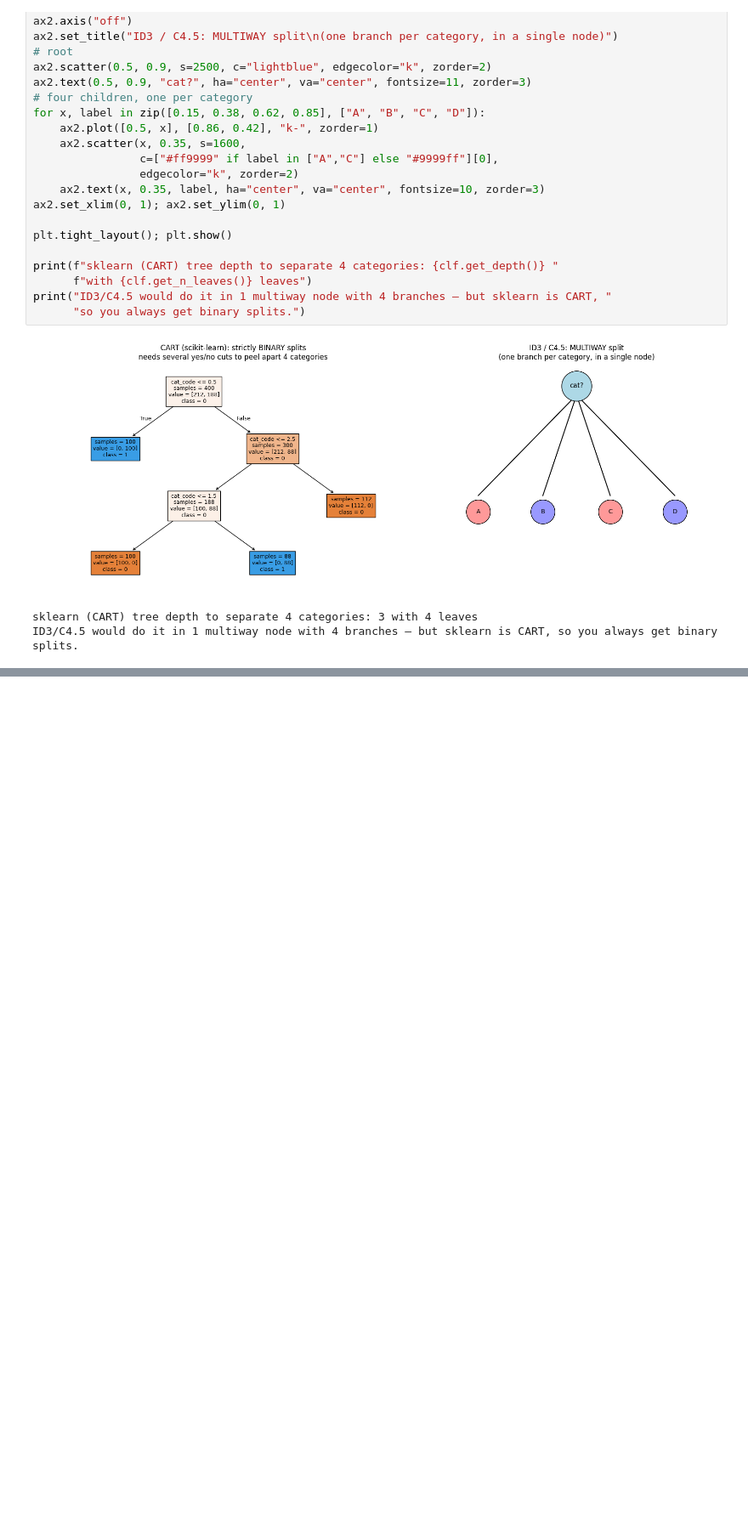
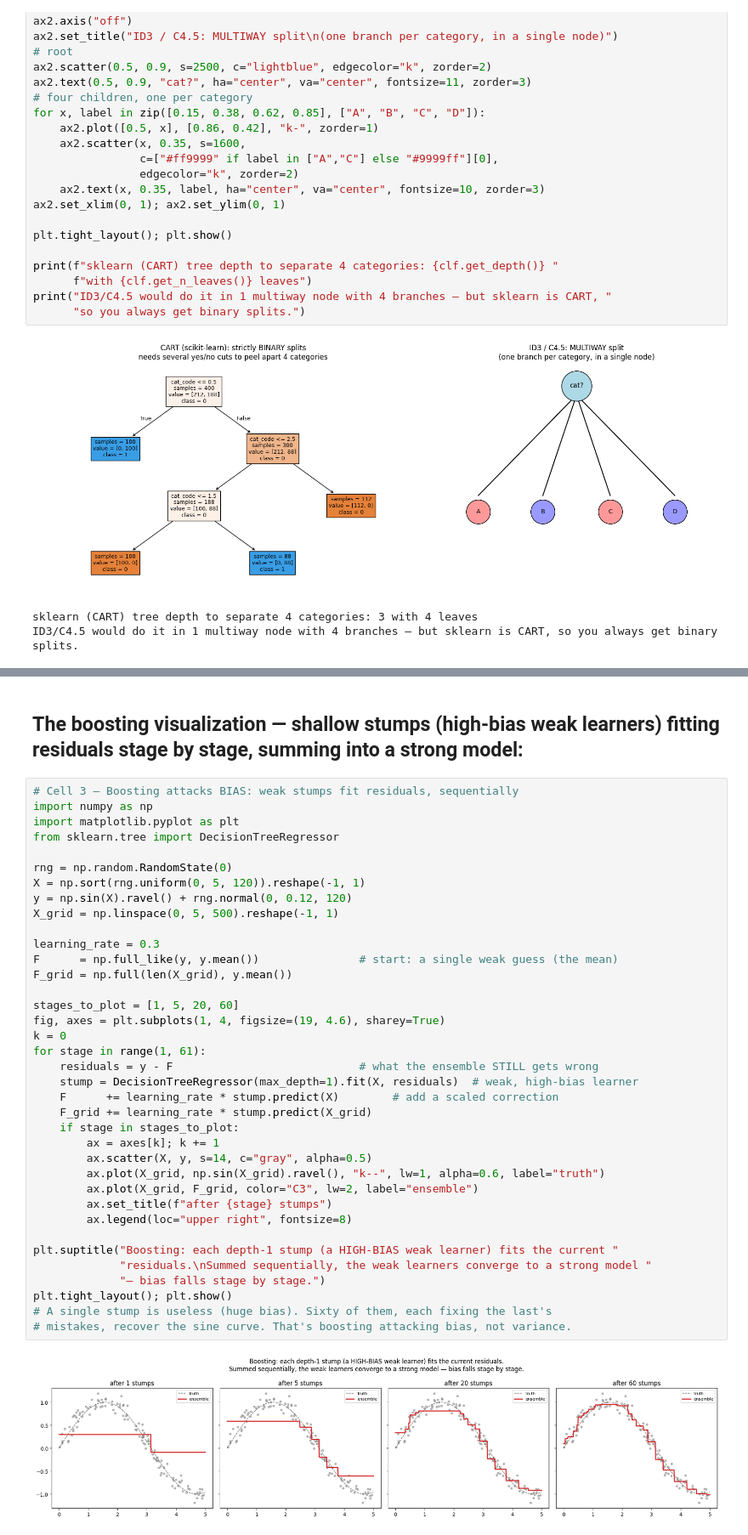
Before and after one commit to bmart231/ml-implementations, a Jupyter notebook: decision_trees/decision_trees.ipynb, the cells around one changed output, grey strips where cells are left out. Shown at 85% size. Drawn from its saved outputs; the diff is of its cells as text; blank space fills up the shorter version.

```diff
--- a/decision_trees/decision_trees.ipynb
+++ b/decision_trees/decision_trees.ipynb
@@ -1744,0 +2453,41 @@ ID3/C4.5 would do it in 1 multiway node with 4 branches — but sklearn is CART,
+# %% [markdown]
+## The boosting visualization — shallow stumps (high-bias weak learners) fitting residuals stage by stage, summing into a strong model:
+# %%
+# Cell 3 — Boosting attacks BIAS: weak stumps fit residuals, sequentially
+import numpy as np
+import matplotlib.pyplot as plt
+from sklearn.tree import DecisionTreeRegressor
+
+rng = np.random.RandomState(0)
+X = np.sort(rng.uniform(0, 5, 120)).reshape(-1, 1)
+y = np.sin(X).ravel() + rng.normal(0, 0.12, 120)
+X_grid = np.linspace(0, 5, 500).reshape(-1, 1)
+
+learning_rate = 0.3
+F      = np.full_like(y, y.mean())               # start: a single weak guess (the mean)
+F_grid = np.full(len(X_grid), y.mean())
+
+stages_to_plot = [1, 5, 20, 60]
+fig, axes = plt.subplots(1, 4, figsize=(19, 4.6), sharey=True)
+k = 0
+for stage in range(1, 61):
+    residuals = y - F                            # what the ensemble STILL gets wrong
+    stump = DecisionTreeRegressor(max_depth=1).fit(X, residuals)  # weak, high-bias learner
+    F      += learning_rate * stump.predict(X)        # add a scaled correction
+    F_grid += learning_rate * stump.predict(X_grid)
+    if stage in stages_to_plot:
+        ax = axes[k]; k += 1
+        ax.scatter(X, y, s=14, c="gray", alpha=0.5)
+        ax.plot(X_grid, np.sin(X_grid).ravel(), "k--", lw=1, alpha=0.6, label="truth")
+        ax.plot(X_grid, F_grid, color="C3", lw=2, label="ensemble")
+        ax.set_title(f"after {stage} stumps")
+        ax.legend(loc="upper right", fontsize=8)
+
+plt.suptitle("Boosting: each depth-1 stump (a HIGH-BIAS weak learner) fits the current "
+             "residuals.\nSummed sequentially, the weak learners converge to a strong model "
+             "— bias falls stage by stage.")
+plt.tight_layout(); plt.show()
+# A single stump is useless (huge bias). Sixty of them, each fixing the last's
+# mistakes, recover the sine curve. That's boosting attacking bias, not variance.
+# %% [output]
+[figure, added]
```
Also changed, not shown: parts of 25 cells of this notebook, 3 other files.
